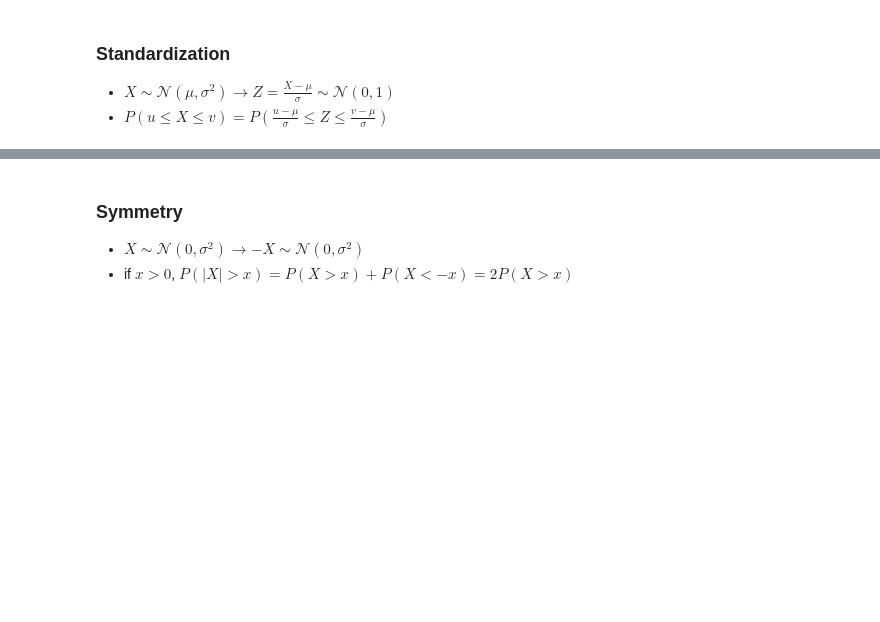
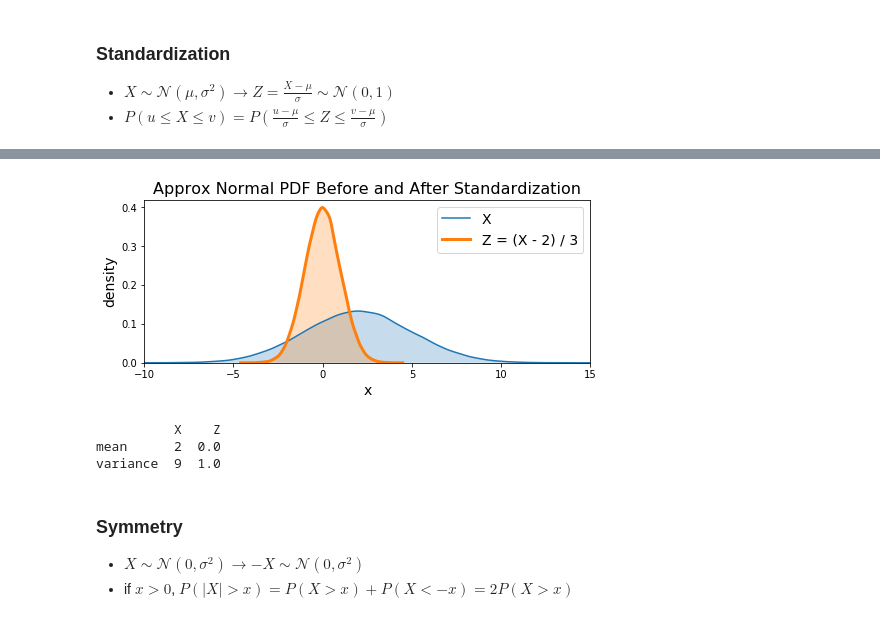
Before and after one commit to TraceMyers/mitx-stats-notes, a Jupyter notebook: Unit 1 Notes.ipynb, the cells around one changed output, grey strips where cells are left out. Saved outputs shown, nothing was run; the diff lists cells and outputs as text; code cells hidden in the pictures; blank space fills up the shorter version.

```diff
--- a/Unit 1 Notes.ipynb
+++ b/Unit 1 Notes.ipynb
@@ -59,3 +109,27 @@ variance  9.0  1.0
+# %%
+# Uses approximate distributions in arrays to stand for RVs
+# Note that X is distributed the same as in the last plot - look at the density
+Z = (X - mean) / m.sqrt(var)
+
+plt.figure(figsize=(8, 3))
+plt.title('Approx Normal PDF Before and After Standardization', fontsize=16)
+plt.ylabel('density', fontsize=14)
+plt.xlabel('x', fontsize=14)
+sns.kdeplot(X, shade=True, label='X')
+sns.kdeplot(Z, shade=True, label='Z = (X - 2) / 3', lw=3)
+plt.xlim(-10, 15)
+plt.legend(fontsize=14)
+
+plt.show()
+
+table = pd.DataFrame({'X':[mean, var], 'Z':[round(np.mean(Z), 2), round(np.var(Z), 2)]})
+table.rename(index={0:'mean', 1:'variance'}, inplace=True)
+print(table)
+# %% [output]
+[figure, added]
+          X    Z
+mean      2  0.0
+variance  9  1.0
 # %% [markdown]
 ### Symmetry
 - $X \sim \mathcal{N}(0, \sigma^2) \rightarrow -X \sim \mathcal{N}(0, \sigma^2)$
```
Also changed, not shown: parts of 10 cells of this notebook.
